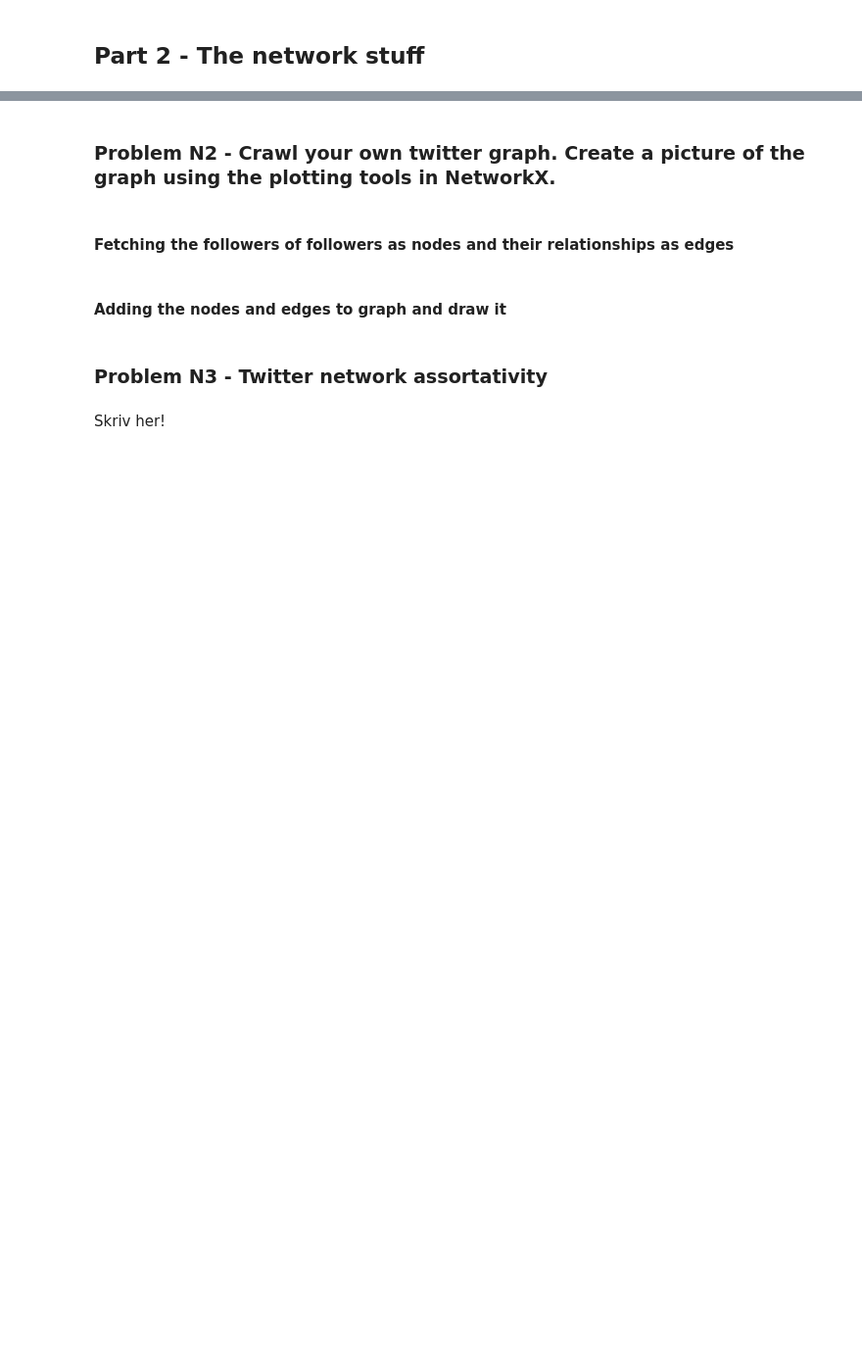
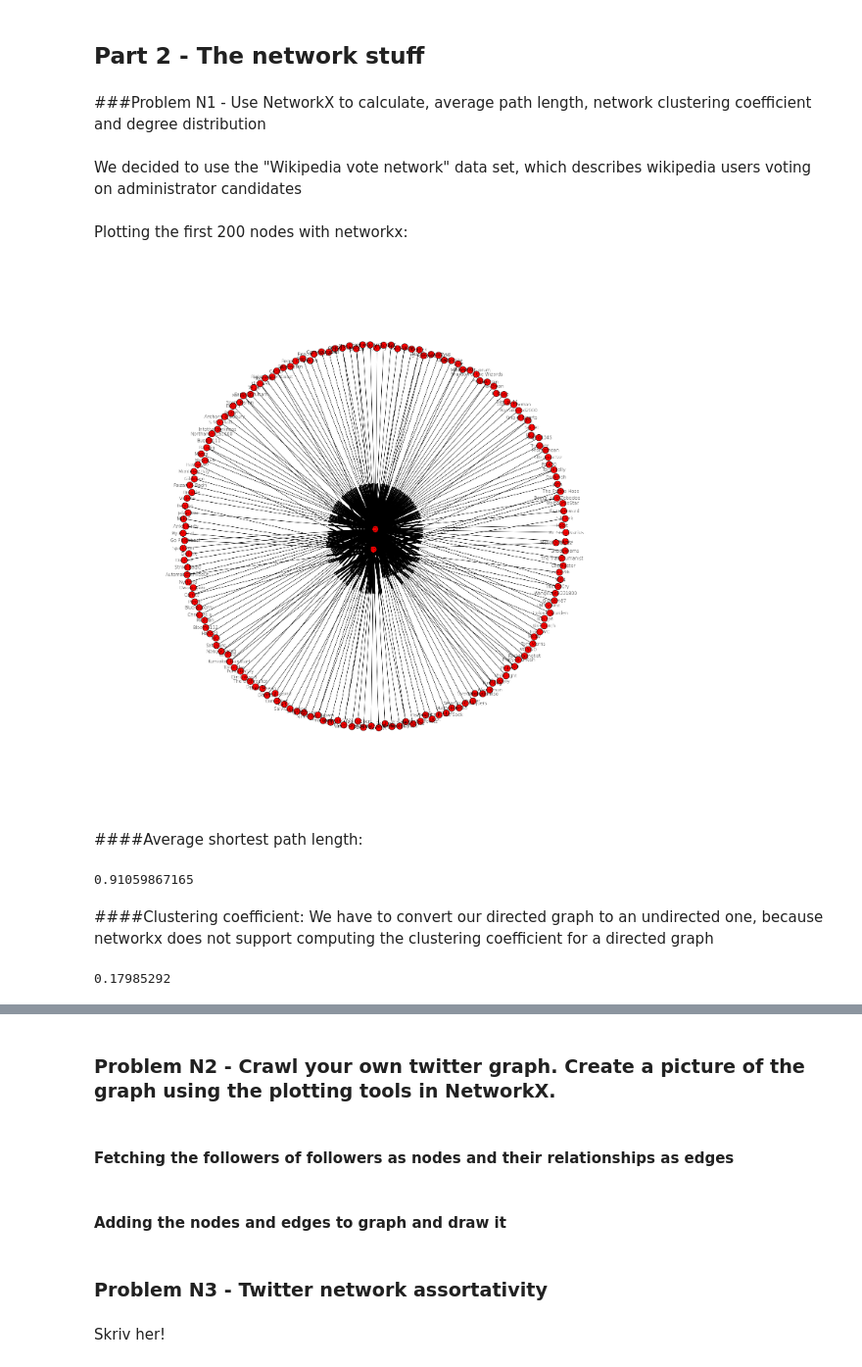
Before and after one commit to syre/social-graphs-and-interactions, a Jupyter notebook: Assignment-2/Assignment 2.ipynb, the cells around one changed output, grey strips where cells are left out. Shown at 98% size. Cells and saved outputs as stored; diff of their text form; code cells hidden in the pictures; blank space fills up the shorter version.

```diff
--- a/Assignment-2/Assignment 2.ipynb
+++ b/Assignment-2/Assignment 2.ipynb
@@ -17,2 +38,43 @@ Skriv her!!! :D
 # %% [markdown]
 ## Part 2 - The network stuff
+# %% [markdown]
+###Problem N1 - Use NetworkX to calculate, average path length, network clustering coefficient and degree distribution
+# %% [markdown]
+We decided to use the "Wikipedia vote network" data set, which describes wikipedia users voting on administrator candidates
+# %%
+import networkx as nx
+import matplotlib.pyplot as plt
+%matplotlib inline
+with open("rfa_all.NL-SEPARATED.txt","r") as f:
+    lines = f.readlines()
+stripped = [l.strip() for l in lines if l.startswith("SRC") or l.startswith("TGT")]
+tuples = []
+for i in range(0,len(stripped),2):
+    src = stripped[i].split(":")[1]
+    tgt = stripped[i+1].split(":")[1]
+    tuples.append((src,tgt))
+G = nx.DiGraph()
+G.add_edges_from(tuples)
+# %% [markdown]
+Plotting the first 200 nodes with networkx:
+# %%
+G_200 = nx.DiGraph()
+G_200.add_edges_from(tuples[:200])
+plt.figure(3,figsize=(20,20))
+nx.draw(G_200, with_labels=True)
+plt.show()
+# %% [output]
+[figure, added]
+# %% [markdown]
+####Average shortest path length:
+# %%
+print(nx.average_shortest_path_length(G))
+# %% [output]
+0.91059867165
+# %% [markdown]
+####Clustering coefficient:
+We have to convert our directed graph to an undirected one, because networkx does not support computing the clustering coefficient for a directed graph
+# %%
+print(nx.average_clustering(G.to_undirected()))
+# %% [output]
+0.17985292
```
Also changed, not shown: parts of 4 cells of this notebook, 1 other file.
